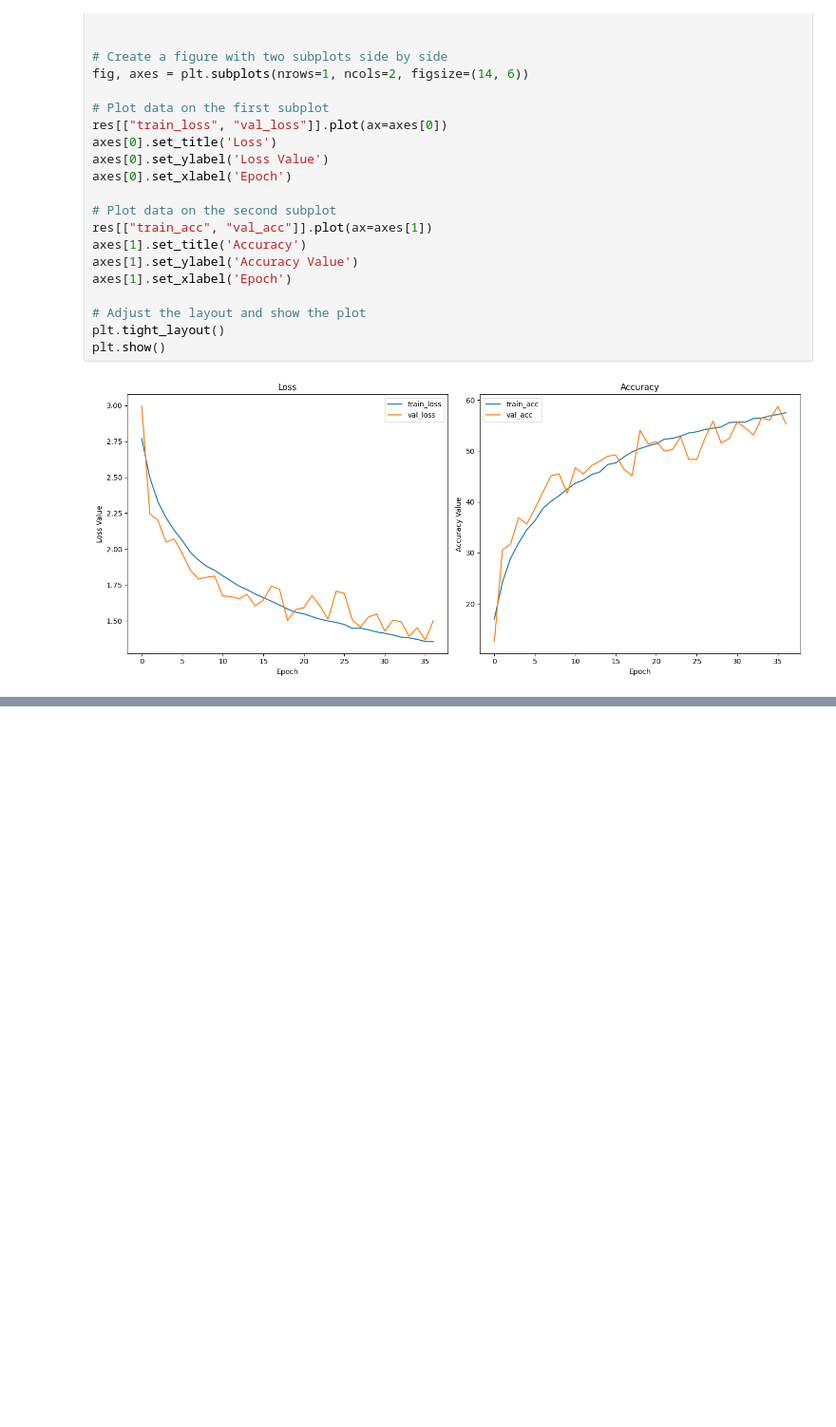
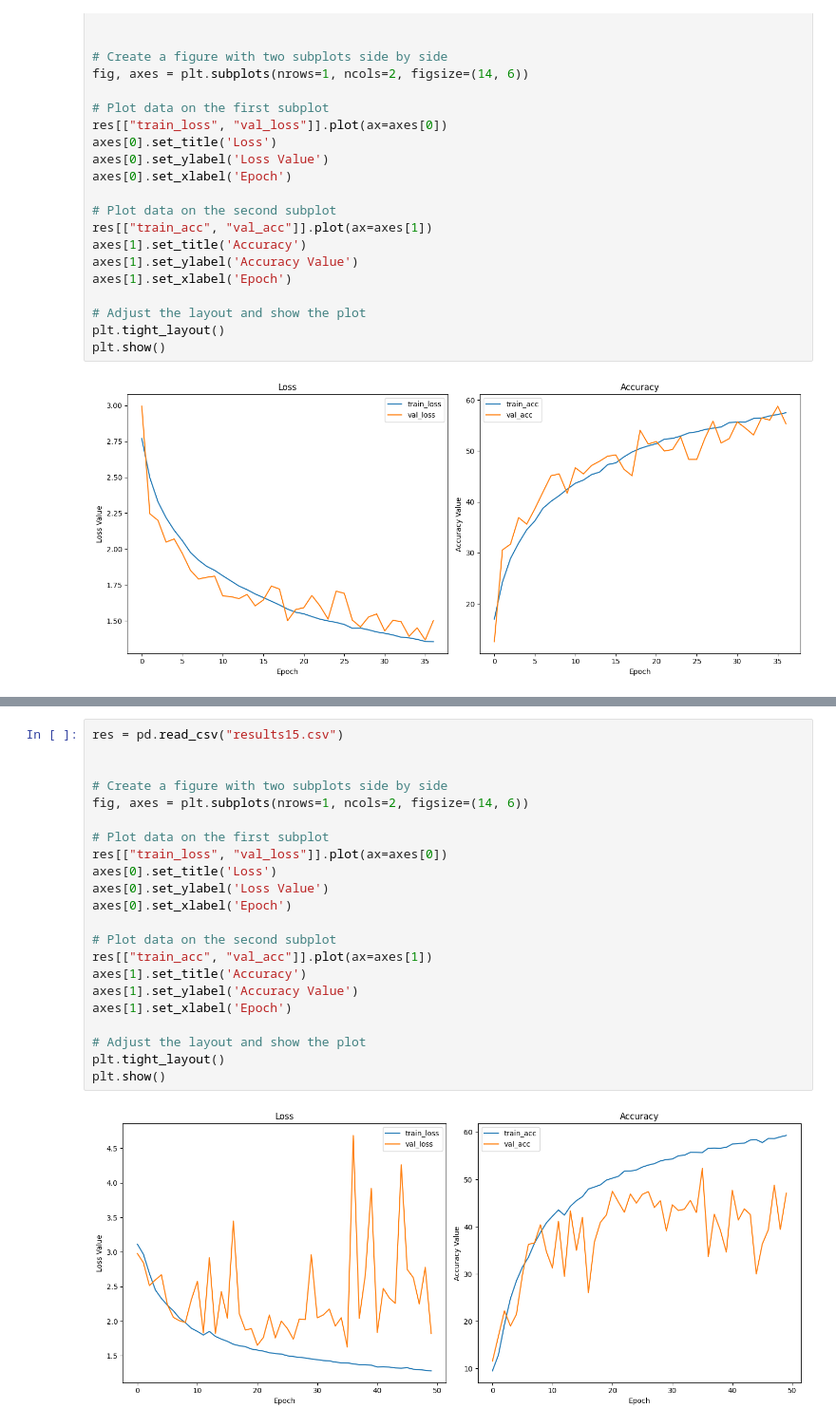
Before and after one commit to Anton123567/DL_UPC, a Jupyter notebook: results/Deep Learning Assignment.ipynb, the cells around one changed output, grey strips where cells are left out. Shown at 95% size. Cells and saved outputs as stored; diff of their text form; blank space fills up the shorter version.

```diff
--- a/results/Deep Learning Assignment.ipynb
+++ b/results/Deep Learning Assignment.ipynb
@@ -398,0 +399,24 @@ ein res net mit
+# %%
+res = pd.read_csv("results15.csv")
+
+
+# Create a figure with two subplots side by side
+fig, axes = plt.subplots(nrows=1, ncols=2, figsize=(14, 6))
+
+# Plot data on the first subplot
+res[["train_loss", "val_loss"]].plot(ax=axes[0])
+axes[0].set_title('Loss')
+axes[0].set_ylabel('Loss Value')
+axes[0].set_xlabel('Epoch')
+
+# Plot data on the second subplot
+res[["train_acc", "val_acc"]].plot(ax=axes[1])
+axes[1].set_title('Accuracy')
+axes[1].set_ylabel('Accuracy Value')
+axes[1].set_xlabel('Epoch')
+
+# Adjust the layout and show the plot
+plt.tight_layout()
+plt.show()
+# %% [output]
+[figure, added]
```
Also changed, not shown: parts of 2 cells of this notebook, 2 other files.
